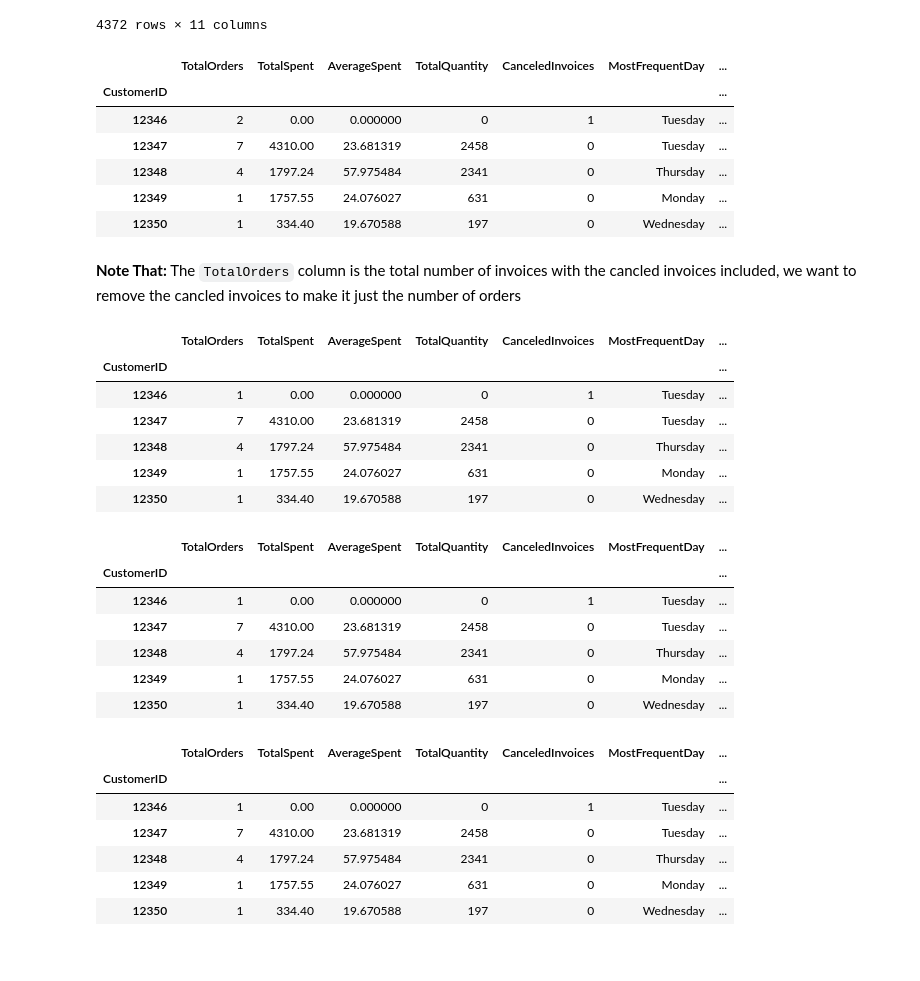
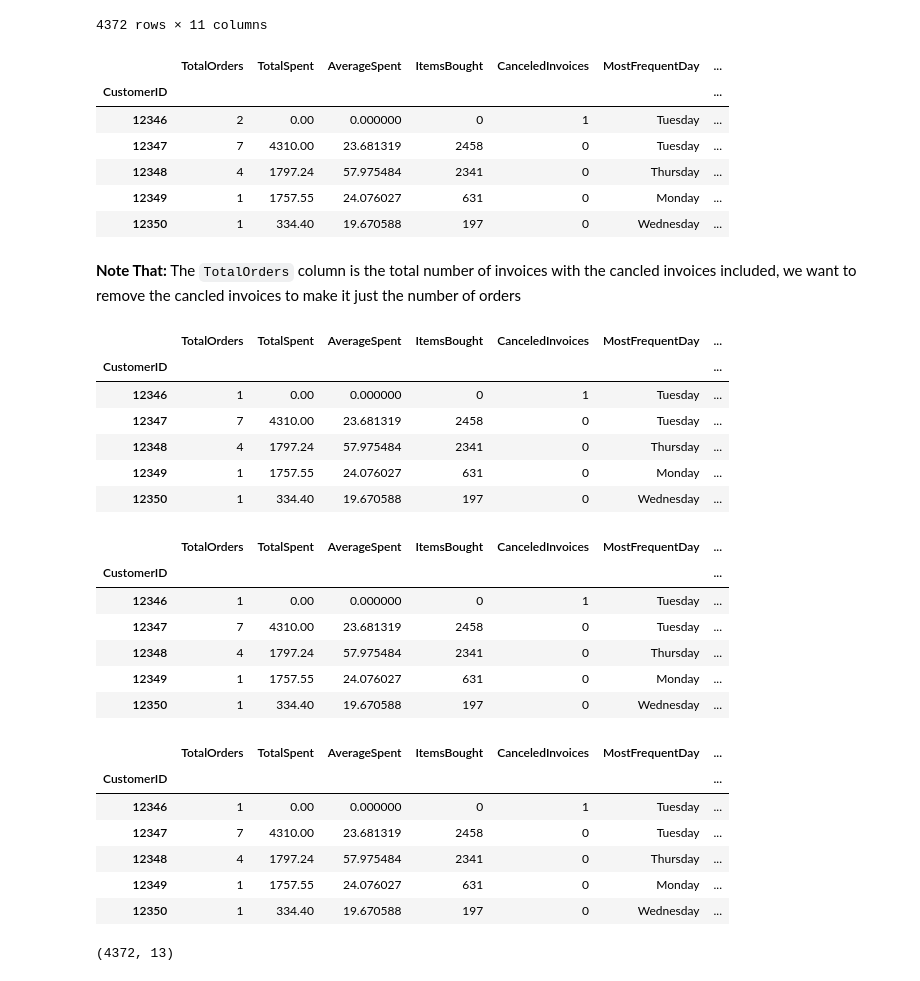
Before and after one commit to Abdelrahman2030/online_retail_customer_segmentation, a Jupyter notebook: exploring.ipynb, the cells around one changed output. Saved outputs shown, nothing was run; the diff lists cells and outputs as text; code cells hidden in the pictures.

Commit message:
Update customers_data.csv and exploring.ipynb to rename 'TotalQuantity' to 'ItemsBought' and adjust execution counts

```diff
--- a/exploring.ipynb
+++ b/exploring.ipynb
@@ -411,21 +411,21 @@ grouped_df
 # %%
 # Chnage column names
 grouped_df.columns = [
     "TotalOrders",
     "TotalSpent",
     "AverageSpent",
-    "TotalQuantity",
+    "ItemsBought",
     "CanceledInvoices",
     "MostFrequentDay",
     "MostFrequentHour",
     "ProductDiversity",
     "FirstPurchase",
     "LastPurchase",
     "Country",
 ]
 grouped_df.head()
 # %% [output]
-|  | TotalOrders | TotalSpent | AverageSpent | TotalQuantity | CanceledInvoices | MostFrequentDay | ... |
+|  | TotalOrders | TotalSpent | AverageSpent | ItemsBought | CanceledInvoices | MostFrequentDay | ... |
 | CustomerID |  |  |  |  |  |  | ... |
 | 12346 | 2 | 0.00 | 0.000000 | 0 | 1 | Tuesday | ... |
 | 12347 | 7 | 4310.00 | 23.681319 | 2458 | 0 | Tuesday | ... |
@@ -439,7 +439,7 @@ grouped_df.head()
 grouped_df["TotalOrders"] = grouped_df["TotalOrders"] - grouped_df["CanceledInvoices"]
 grouped_df.head()
 # %% [output]
-|  | TotalOrders | TotalSpent | AverageSpent | TotalQuantity | CanceledInvoices | MostFrequentDay | ... |
+|  | TotalOrders | TotalSpent | AverageSpent | ItemsBought | CanceledInvoices | MostFrequentDay | ... |
 | CustomerID |  |  |  |  |  |  | ... |
 | 12346 | 1 | 0.00 | 0.000000 | 0 | 1 | Tuesday | ... |
 | 12347 | 7 | 4310.00 | 23.681319 | 2458 | 0 | Tuesday | ... |
@@ -453,7 +453,7 @@ grouped_df["LifeTime"] = (
 ).dt.days
 grouped_df.head()
 # %% [output]
-|  | TotalOrders | TotalSpent | AverageSpent | TotalQuantity | CanceledInvoices | MostFrequentDay | ... |
+|  | TotalOrders | TotalSpent | AverageSpent | ItemsBought | CanceledInvoices | MostFrequentDay | ... |
 | CustomerID |  |  |  |  |  |  | ... |
 | 12346 | 1 | 0.00 | 0.000000 | 0 | 1 | Tuesday | ... |
 | 12347 | 7 | 4310.00 | 23.681319 | 2458 | 0 | Tuesday | ... |
@@ -467,10 +467,14 @@ grouped_df["Recency"] = (
 ).dt.days
 grouped_df.head()
 # %% [output]
-|  | TotalOrders | TotalSpent | AverageSpent | TotalQuantity | CanceledInvoices | MostFrequentDay | ... |
+|  | TotalOrders | TotalSpent | AverageSpent | ItemsBought | CanceledInvoices | MostFrequentDay | ... |
 | CustomerID |  |  |  |  |  |  | ... |
 | 12346 | 1 | 0.00 | 0.000000 | 0 | 1 | Tuesday | ... |
 | 12347 | 7 | 4310.00 | 23.681319 | 2458 | 0 | Tuesday | ... |
 | 12348 | 4 | 1797.24 | 57.975484 | 2341 | 0 | Thursday | ... |
 | 12349 | 1 | 1757.55 | 24.076027 | 631 | 0 | Monday | ... |
 | 12350 | 1 | 334.40 | 19.670588 | 197 | 0 | Wednesday | ... |
+# %%
+grouped_df.shape
+# %% [output]
+(4372, 13)
```
Also changed, not shown: parts of 1 cell of this notebook, 1 other file.
